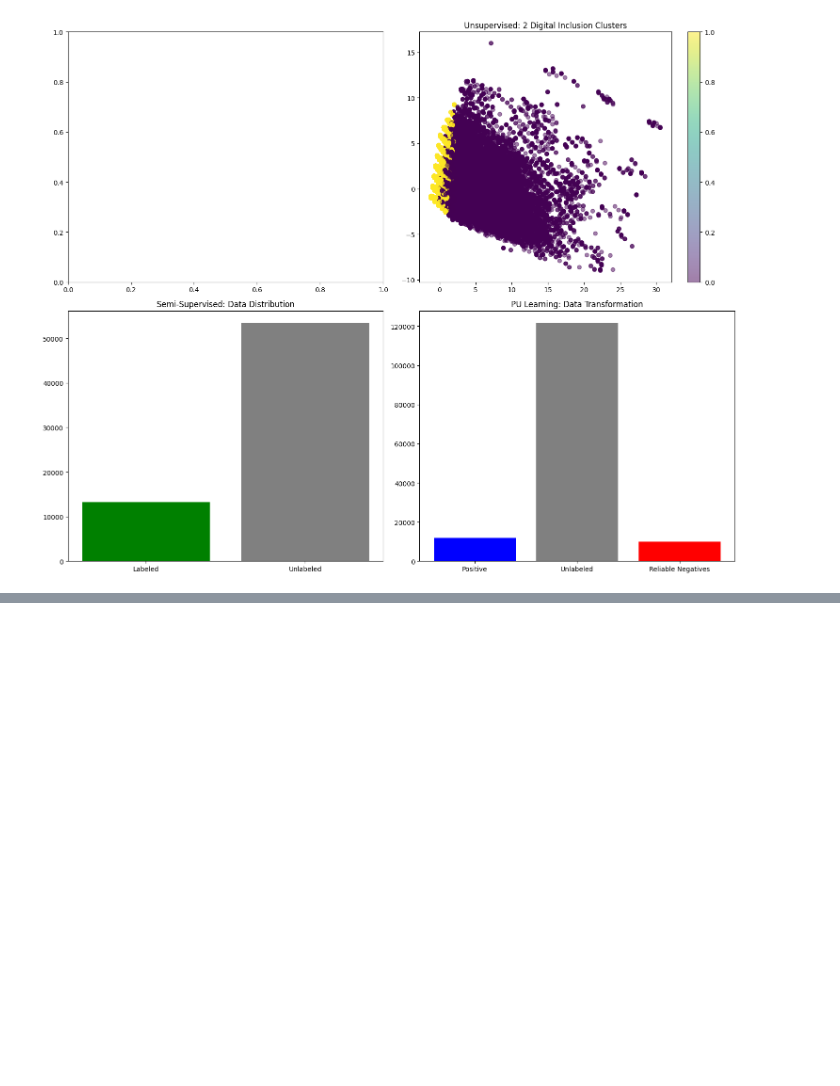
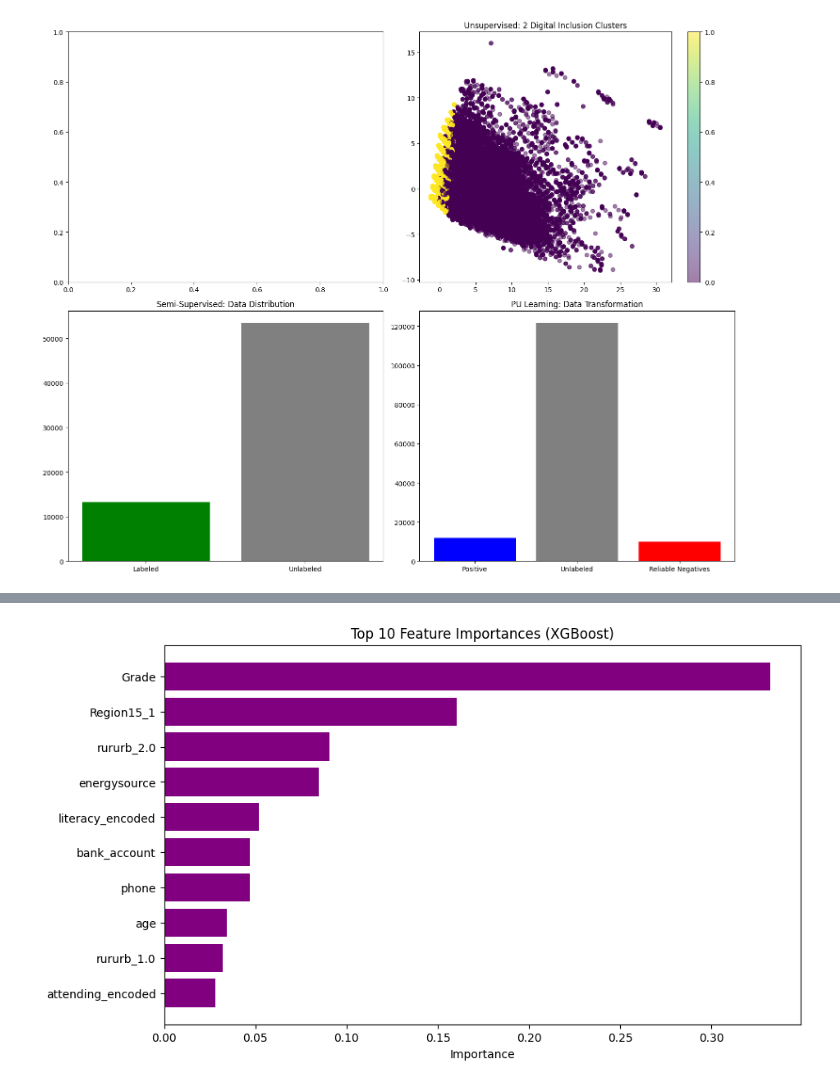
Before and after one commit to Se-babe/Internet_Acess_ML_project, a Jupyter notebook: predicting_internet_access.ipynb, the cells around one changed output, grey strips where cells are left out. Drawn from its saved outputs; the diff is of its cells as text; code cells hidden in the pictures; blank space fills up the shorter version.

```diff
--- a/predicting_internet_access.ipynb
+++ b/predicting_internet_access.ipynb
@@ -2856,0 +2888,14 @@ plt.show()
+# %%
+from imblearn.over_sampling import SMOTE
+from sklearn.model_selection import train_test_split
+
+# Define features and target from df_ml
+feature_cols = [col for col in df_ml.columns if col != 'internet_bin']
+X = df_ml[feature_cols]
+y = df_ml['internet_bin']
+
+# Apply SMOTE to balance classes
+smote = SMOTE(random_state=42)
+X_res, y_res = smote.fit_resample(X, y)
+
+print(f"After SMOTE: X_res shape {X_res.shape}, class distribution:\n{pd.Series(y_res).value_counts()}")
@@ -2856,0 +3041,78 @@ plt.show()
+# %%
+# =====================================================
+# XGBOOST (assuming X, y are ready)
+# =====================================================
+
+# Optional: install xgboost if not already installed
+# !pip install xgboost
+
+import xgboost as xgb
+from sklearn.model_selection import train_test_split
+from sklearn.metrics import classification_report, confusion_matrix, roc_auc_score, RocCurveDisplay
+import matplotlib.pyplot as plt
+import pandas as pd
+import time
+
+# ---------------------------
+# 1. TRAIN-TEST SPLIT (if not already done)
+# ---------------------------
+X_train, X_test, y_train, y_test = train_test_split(
+    X, y, test_size=0.2, random_state=42, stratify=y
+)
+print(f"Train size: {X_train.shape[0]}, Test size: {X_test.shape[0]}")
+
+# ---------------------------
+# 2. TRAIN XGBOOST CLASSIFIER
+# ---------------------------
+xgb_model = xgb.XGBClassifier(
+    n_estimators=100,          # number of boosting rounds
+    learning_rate=0.1,          # step size shrinkage
+    max_depth=6,                # maximum tree depth
+    random_state=42,
+    subsample=0.8,               # fraction of samples used per tree
+    colsample_bytree=0.8,        # fraction of features used per tree
+    use_label_encoder=False,     # to avoid warning
+    eval_metric='logloss'
+)
+
+print("\n🚀 Training XGBoost...")
+start = time.time()
+xgb_model.fit(X_train, y_train)
+elapsed = time.time() - start
+print(f"✅ Done in {elapsed:.2f} seconds")
+
+# ---------------------------
+# 3. EVALUATE
+# ---------------------------
+y_pred = xgb_model.predict(X_test)
+y_proba = xgb_model.predict_proba(X_test)[:, 1]
+
+print("\n📊 Classification Report:")
+print(classification_report(y_test, y_pred, target_names=['No Internet','Has Internet']))
+print(f"ROC-AUC: {roc_auc_score(y_test, y_proba):.4f}")
+print("Confusion Matrix:\n", confusion_matrix(y_test, y_pred))
+
+# ---------------------------
+# 4. FEATURE IMPORTANCE
+# ---------------------------
+importances = xgb_model.feature_importances_
+feature_names = X.columns
+
+# Top 10 features
+feat_imp = pd.DataFrame({'feature': feature_names, 'importance': importances})
+feat_imp = feat_imp.sort_values('importance', ascending=False).head(10)
+
+plt.figure(figsize=(10,6))
+plt.barh(feat_imp['feature'], feat_imp['importance'], color='purple')
+plt.xlabel('Importance')
+plt.title('Top 10 Feature Importances (XGBoost)')
+plt.gca().invert_yaxis()
+plt.show()
+
+# ---------------------------
+# 5. ROC CURVE
+# ---------------------------
+RocCurveDisplay.from_estimator(xgb_model, X_test, y_test)
+plt.title('ROC Curve - XGBoost')
+plt.show()
+# %% [output]
@@ -2856,0 +3141 @@ plt.show()
+[figure, added]
```
Also changed, not shown: parts of 36 cells of this notebook, 14 other files.
